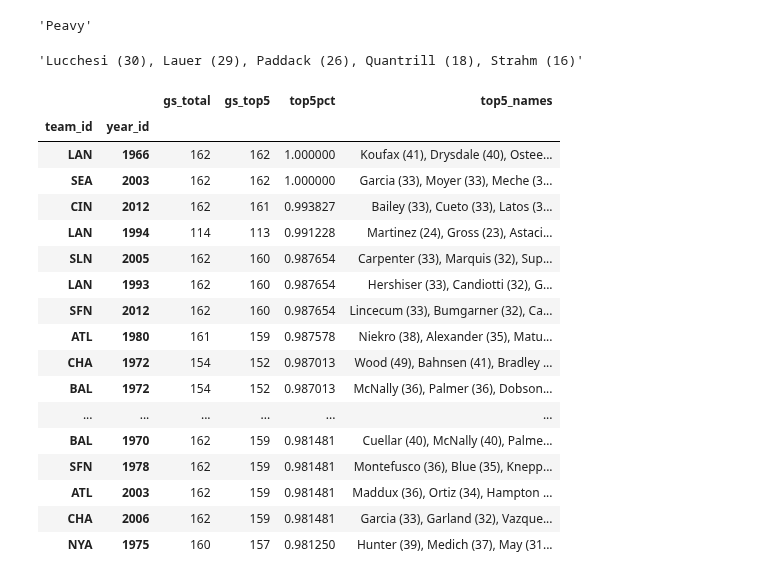
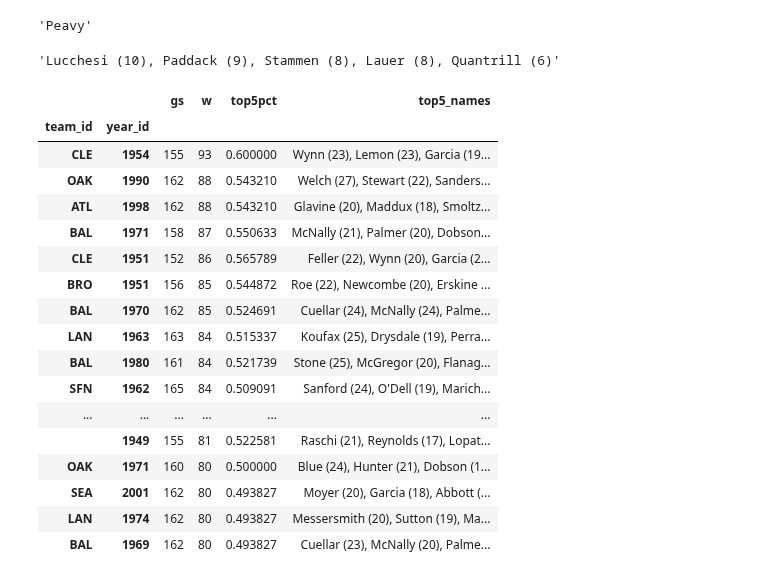
Before and after one commit to sdvinay/baseball_sql, a Jupyter notebook: pandas/gs_from_top_5_starters.ipynb, the cells around one changed output. Drawn from its saved outputs; the diff is of its cells as text; code cells hidden in the pictures.

```diff
--- a/pandas/gs_from_top_5_starters.ipynb
+++ b/pandas/gs_from_top_5_starters.ipynb
@@ -13,9 +13,12 @@ pitchers.
 # %%
 import pandas as pd
 
+category = 'w'
+team_threshold=.88
+
 # Find all player-seasons (since integration, with GS>0), ranked among their team-season by GS
-ps = pd.read_parquet("file:../data/pitching.parquet")[['year_id', 'team_id', 'player_id', 'gs']]
-ps = ps[(ps['gs']>0) & (ps['year_id']>=1947)]
-ps['rank_on_team'] = ps.sort_values(['gs'], ascending=False).groupby(['year_id', 'team_id']).cumcount()+1
+ps = pd.read_parquet("file:../data/pitching.parquet")[['year_id', 'team_id', 'player_id', 'gs', category]]
+ps = ps[(ps[category]>0) & (ps['year_id']>=1947)]
+ps['rank_on_team'] = ps.sort_values([category], ascending=False).groupby(['year_id', 'team_id']).cumcount()+1
 ps
 # %% [output]
@@ -35,12 +38,12 @@ ps
 # %%
-# Aggregate the GS for each team-season, in total and by their top 5
+# Aggregate the category for each team-season, in total and by their top 5
 total_gs = ps.groupby(['year_id', 'team_id']).sum()['gs']
-top5_gs = ps[ps['rank_on_team']<=5].groupby(['year_id', 'team_id']).sum()['gs']
-teams = pd.merge(total_gs, top5_gs, on=['team_id', 'year_id'])
-teams = teams.rename(columns={"gs_x": "gs_total", "gs_y": "gs_top5"})
+top5_category = ps[ps['rank_on_team']<=5].groupby(['year_id', 'team_id']).sum()[category]
+teams = pd.merge(total_gs, top5_category, on=['team_id', 'year_id'])
+teams
 
-# Compute the pct of games by top5, filter to 98%+, and sort
-teams['top5pct'] = teams['gs_top5']/teams['gs_total']
-teams = teams[teams['top5pct']>.98].sort_values(by='top5pct', ascending=False)
+# Compute the pct of games by top5, filter to team_threshold%+, and sort
+teams['top5pct'] = teams[category]/teams['gs']
+#teams = teams[teams['top5pct']>team_threshold].sort_values(by='top5pct', ascending=False)
 teams
 # %% [output]
@@ -77,34 +76,36 @@ lookup_player_name('peavyja01')
 def get_players_desc(year_id, team_id):
     pitchers = pd.DataFrame(ps[(ps['year_id']==year_id) & (ps['team_id']==team_id) &(ps['rank_on_team'] <= 5)])
     pitchers['name'] = pitchers['player_id'].apply(lookup_player_name)
-    pitchers_strings = pitchers.sort_values('rank_on_team').apply(lambda row: f"{row['name']} ({row['gs']})", axis=1)
+    pitchers_strings = pitchers.sort_values('rank_on_team').apply(lambda row: f"{row['name']} ({row[category]})", axis=1)
     return ", ".join(pitchers_strings)
 
 get_players_desc(2019, 'SDN')
 # %% [output]
-'Lucchesi (30), Lauer (29), Paddack (26), Quantrill (18), Strahm (16)'
+'Lucchesi (10), Paddack (9), Stammen (8), Lauer (8), Quantrill (6)'
 # %%
+teams = teams.sort_values(by='w', ascending=False).head(25)
+
 # Add the players' names and totals
 def get_players_desc_from_row(row):
     return get_players_desc(row[1], row[0])
 teams['top5_names'] = teams.index.map(get_players_desc_from_row)
 teams
 # %% [output]
-|  |  | gs_total | gs_top5 | top5pct | top5_names |
+|  |  | gs | w | top5pct | top5_names |
 | team_id | year_id |  |  |  |  |
-| LAN | 1966 | 162 | 162 | 1.000000 | Koufax (41), Drysdale (40), Ostee... |
-| SEA | 2003 | 162 | 162 | 1.000000 | Garcia (33), Moyer (33), Meche (3... |
-| CIN | 2012 | 162 | 161 | 0.993827 | Bailey (33), Cueto (33), Latos (3... |
-| LAN | 1994 | 114 | 113 | 0.991228 | Martinez (24), Gross (23), Astaci... |
-| SLN | 2005 | 162 | 160 | 0.987654 | Carpenter (33), Marquis (32), Sup... |
-| LAN | 1993 | 162 | 160 | 0.987654 | Hershiser (33), Candiotti (32), G... |
-| SFN | 2012 | 162 | 160 | 0.987654 | Lincecum (33), Bumgarner (32), Ca... |
-| ATL | 1980 | 161 | 159 | 0.987578 | Niekro (38), Alexander (35), Matu... |
-| CHA | 1972 | 154 | 152 | 0.987013 | Wood (49), Bahnsen (41), Bradley ... |
-| BAL | 1972 | 154 | 152 | 0.987013 | McNally (36), Palmer (36), Dobson... |
+| CLE | 1954 | 155 | 93 | 0.600000 | Wynn (23), Lemon (23), Garcia (19... |
+| OAK | 1990 | 162 | 88 | 0.543210 | Welch (27), Stewart (22), Sanders... |
+| ATL | 1998 | 162 | 88 | 0.543210 | Glavine (20), Maddux (18), Smoltz... |
+| BAL | 1971 | 158 | 87 | 0.550633 | McNally (21), Palmer (20), Dobson... |
+| CLE | 1951 | 152 | 86 | 0.565789 | Feller (22), Wynn (20), Garcia (2... |
+| BRO | 1951 | 156 | 85 | 0.544872 | Roe (22), Newcombe (20), Erskine ... |
+| BAL | 1970 | 162 | 85 | 0.524691 | Cuellar (24), McNally (24), Palme... |
+| LAN | 1963 | 163 | 84 | 0.515337 | Koufax (25), Drysdale (19), Perra... |
+| BAL | 1980 | 161 | 84 | 0.521739 | Stone (25), McGregor (20), Flanag... |
+| SFN | 1962 | 165 | 84 | 0.509091 | Sanford (24), O'Dell (19), Marich... |
 | ... | ... | ... | ... | ... | ... |
-| BAL | 1970 | 162 | 159 | 0.981481 | Cuellar (40), McNally (40), Palme... |
-| SFN | 1978 | 162 | 159 | 0.981481 | Montefusco (36), Blue (35), Knepp... |
-| ATL | 2003 | 162 | 159 | 0.981481 | Maddux (36), Ortiz (34), Hampton ... |
-| CHA | 2006 | 162 | 159 | 0.981481 | Garcia (33), Garland (32), Vazque... |
-| NYA | 1975 | 160 | 157 | 0.981250 | Hunter (39), Medich (37), May (31... |
+|  | 1949 | 155 | 81 | 0.522581 | Raschi (21), Reynolds (17), Lopat... |
+| OAK | 1971 | 160 | 80 | 0.500000 | Blue (24), Hunter (21), Dobson (1... |
+| SEA | 2001 | 162 | 80 | 0.493827 | Moyer (20), Garcia (18), Abbott (... |
+| LAN | 1974 | 162 | 80 | 0.493827 | Messersmith (20), Sutton (19), Ma... |
+| BAL | 1969 | 162 | 80 | 0.493827 | Cuellar (23), McNally (20), Palme... |
```
Also changed, not shown: parts of 2 cells of this notebook, 11 other files.
